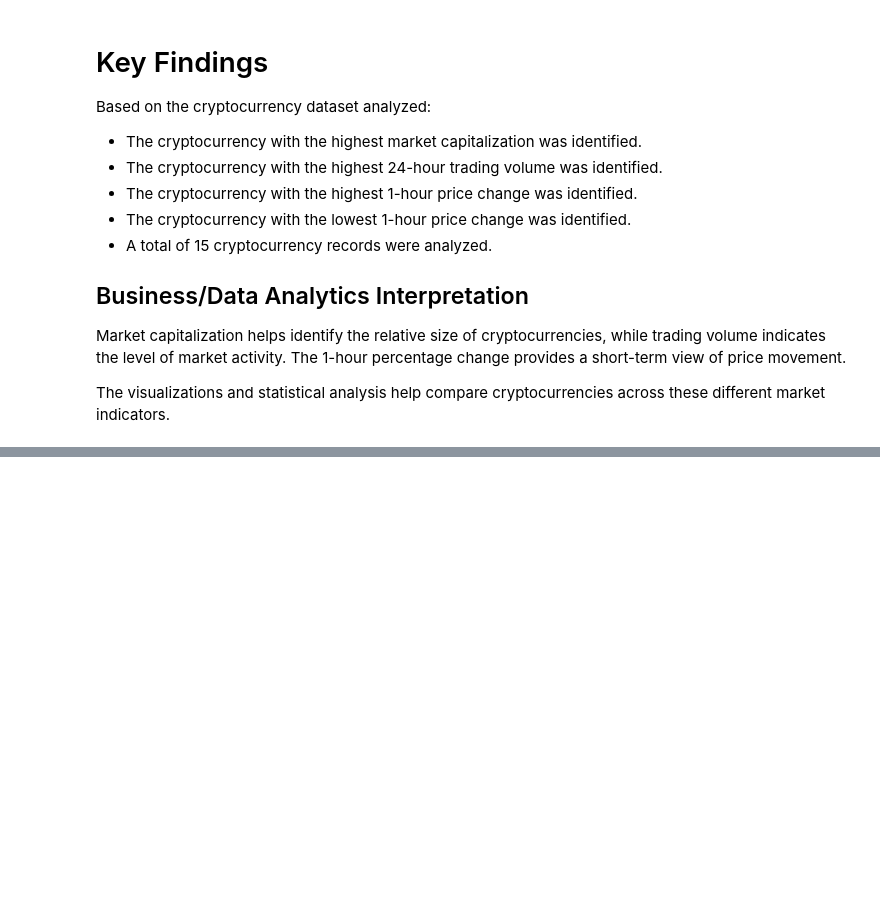
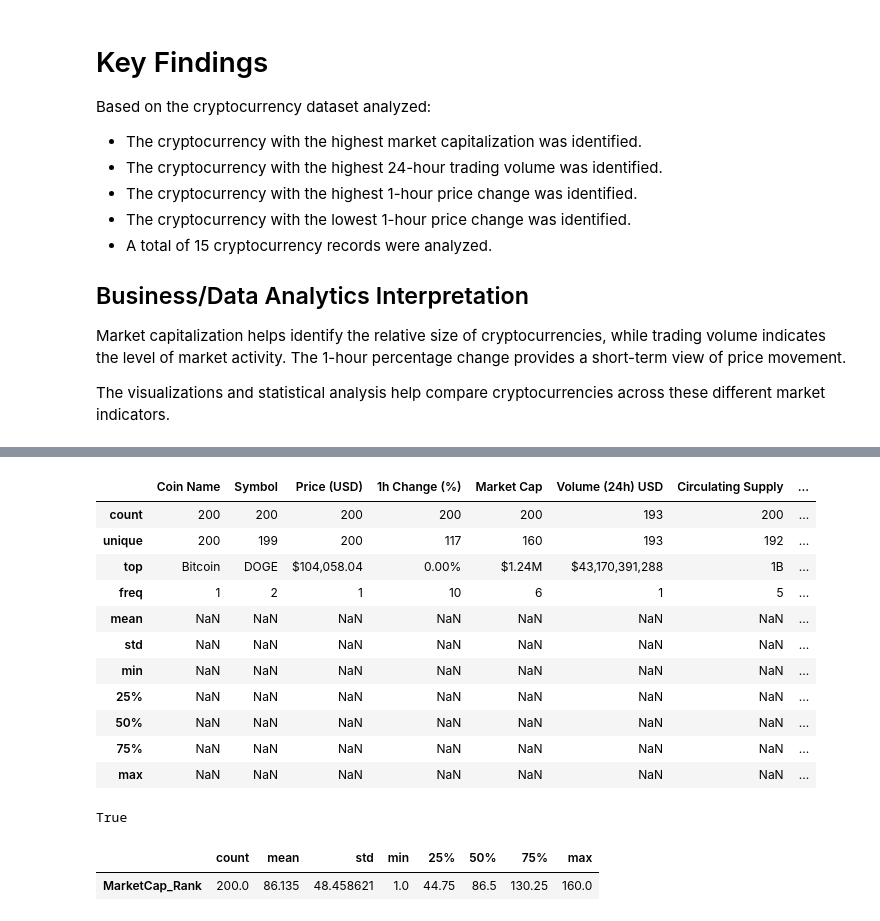
Before and after one commit to srikanthkondadasula2002-art/Crypto_Currency_report, a Jupyter notebook: new.ipynb, the cells around one changed output, grey strips where cells are left out. Saved outputs shown, nothing was run; the diff lists cells and outputs as text; code cells hidden in the pictures; blank space fills up the shorter version.

```diff
--- a/new.ipynb
+++ b/new.ipynb
@@ -429,0 +627,15 @@ The visualizations and statistical analysis help compare cryptocurrencies across
+# %%
+df.describe(include="all")
+# %% [output]
+|  | Coin Name | Symbol | Price (USD) | 1h Change (%) | Market Cap | Volume (24h) USD | Circulating Supply | ... |
+| count | 200 | 200 | 200 | 200 | 200 | 193 | 200 | ... |
+| unique | 200 | 199 | 200 | 117 | 160 | 193 | 192 | ... |
+| top | Bitcoin | DOGE | $104,058.04 | 0.00% | $1.24M | $43,170,391,288 | 1B | ... |
+| freq | 1 | 2 | 1 | 10 | 6 | 1 | 5 | ... |
+| mean | NaN | NaN | NaN | NaN | NaN | NaN | NaN | ... |
+| std | NaN | NaN | NaN | NaN | NaN | NaN | NaN | ... |
+| min | NaN | NaN | NaN | NaN | NaN | NaN | NaN | ... |
+| 25% | NaN | NaN | NaN | NaN | NaN | NaN | NaN | ... |
+| 50% | NaN | NaN | NaN | NaN | NaN | NaN | NaN | ... |
+| 75% | NaN | NaN | NaN | NaN | NaN | NaN | NaN | ... |
+| max | NaN | NaN | NaN | NaN | NaN | NaN | NaN | ... |
@@ -429,0 +644,11 @@ The visualizations and statistical analysis help compare cryptocurrencies across
+# %%
+import os
+print(os.path.exists("crypto_analysis_final.xlsx"))
+# %% [output]
+True
+# %%
+summary = df.describe().T
+summary
+# %% [output]
+|  | count | mean | std | min | 25% | 50% | 75% | max |
+| MarketCap_Rank | 200.0 | 86.135 | 48.458621 | 1.0 | 44.75 | 86.5 | 130.25 | 160.0 |
```
Also changed, not shown: parts of 47 cells of this notebook, 1 other file.
